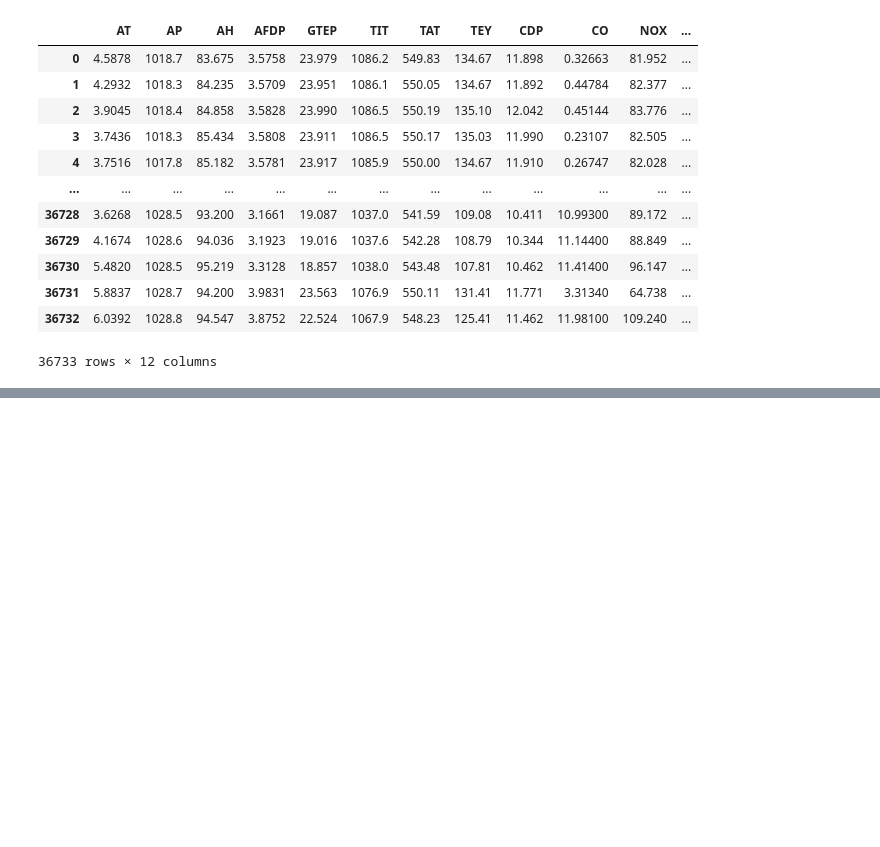
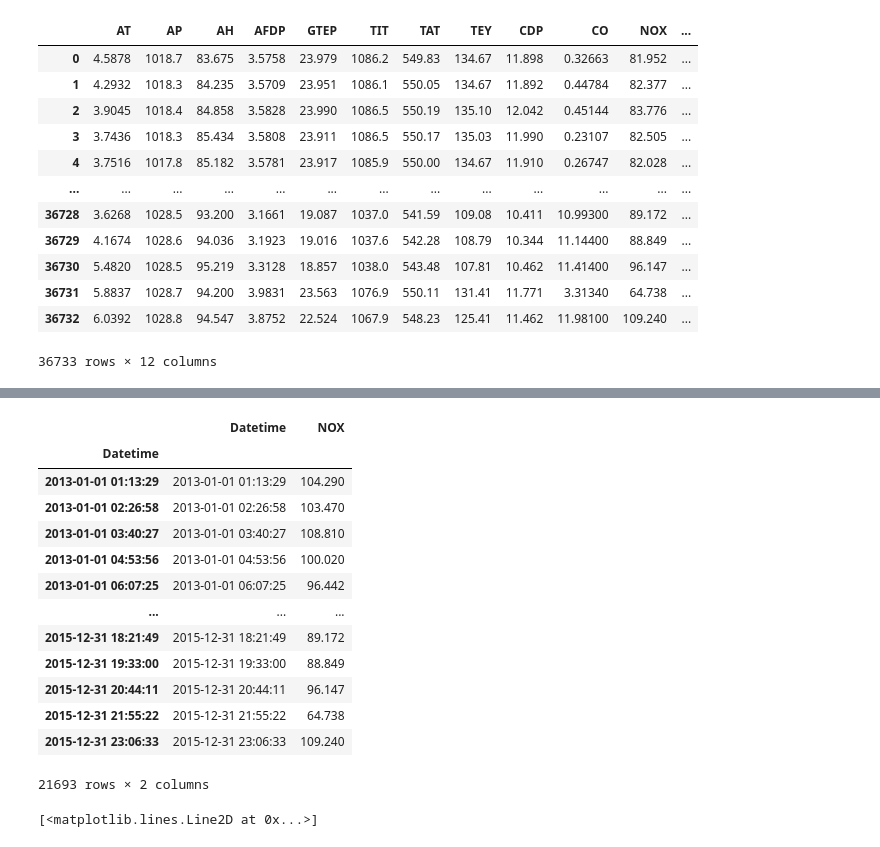
Before and after one commit to gil612/APP_P5, a Jupyter notebook: Prediction_LSTM.ipynb, the cells around one changed output, grey strips where cells are left out. Cells and saved outputs as stored; diff of their text form; code cells hidden in the pictures; blank space fills up the shorter version.

```diff
--- a/Prediction_LSTM.ipynb
+++ b/Prediction_LSTM.ipynb
@@ -155,0 +139,27 @@ plt.plot(valid_data[["Predictions"]])
+# %%
+conox = "NOX"
+df = pd.read_parquet('gt2011-gt2015.parquet')
+df = df[['Datetime', conox]]
+df.index = df['Datetime']
+# %%
+df[df['Datetime']>'2013-1-1']
+# %% [output]
+|  | Datetime | NOX |
+| Datetime |  |  |
+| 2013-01-01 01:13:29 | 2013-01-01 01:13:29 | 104.290 |
+| 2013-01-01 02:26:58 | 2013-01-01 02:26:58 | 103.470 |
+| 2013-01-01 03:40:27 | 2013-01-01 03:40:27 | 108.810 |
+| 2013-01-01 04:53:56 | 2013-01-01 04:53:56 | 100.020 |
+| 2013-01-01 06:07:25 | 2013-01-01 06:07:25 | 96.442 |
+| ... | ... | ... |
+| 2015-12-31 18:21:49 | 2015-12-31 18:21:49 | 89.172 |
+| 2015-12-31 19:33:00 | 2015-12-31 19:33:00 | 88.849 |
+| 2015-12-31 20:44:11 | 2015-12-31 20:44:11 | 96.147 |
+| 2015-12-31 21:55:22 | 2015-12-31 21:55:22 | 64.738 |
+| 2015-12-31 23:06:33 | 2015-12-31 23:06:33 | 109.240 |
+21693 rows × 2 columns
+# %%
+df = df.drop(df[df['Datetime']>'2013-1-1'].index)
+plt.plot(df[conox],label='NOx Emission')
+# %% [output]
+[<matplotlib.lines.Line2D at 0x...>]
```
Also changed, not shown: parts of 25 cells of this notebook.
